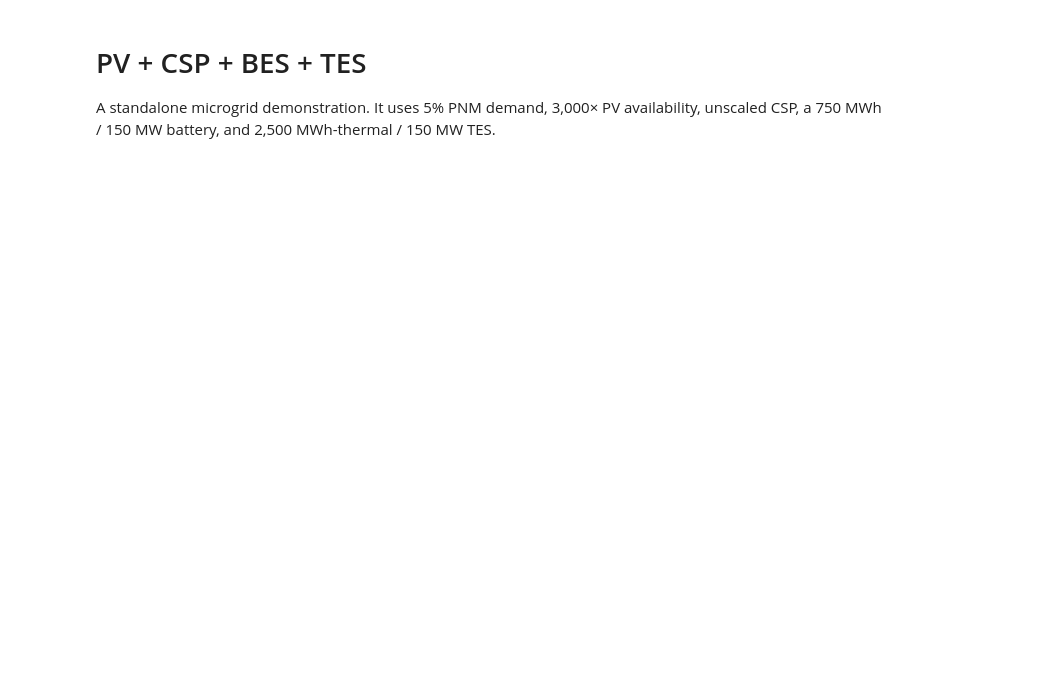
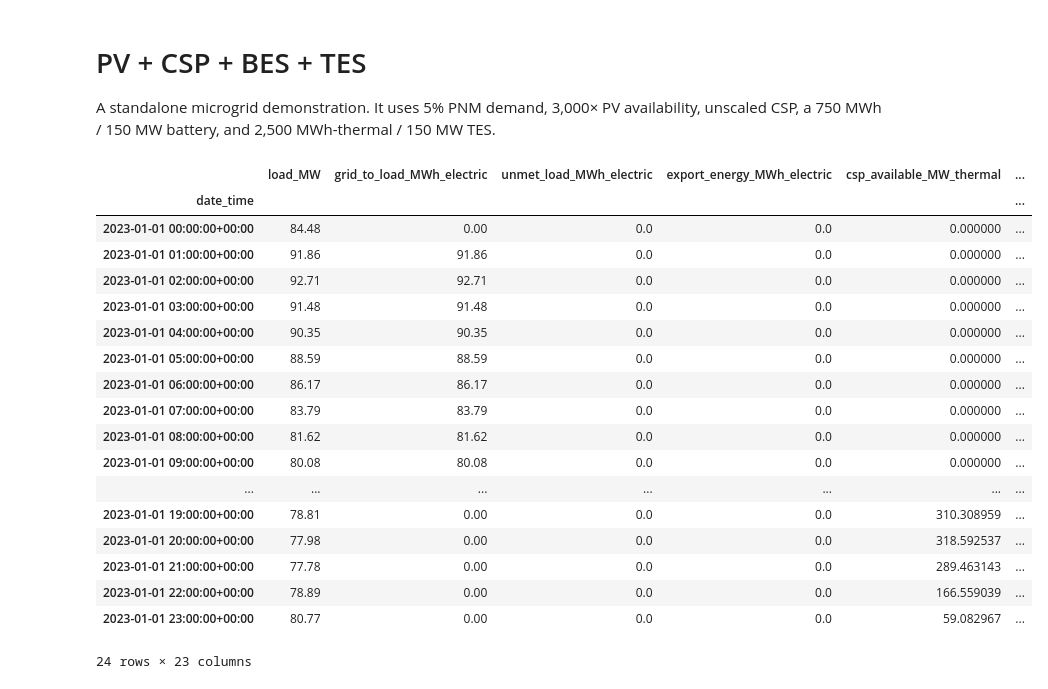
Before and after one commit to sandialabs/enliten, a Jupyter notebook: examples/pv_csp_bes_tes.ipynb, the cells around one changed output. Cells and saved outputs as stored; diff of their text form; code cells hidden in the pictures; blank space fills up the shorter version.

```diff
--- a/examples/pv_csp_bes_tes.ipynb
+++ b/examples/pv_csp_bes_tes.ipynb
@@ -15,33 +15,53 @@ if str(root) not in sys.path: sys.path.insert(0, str(root))
 from enliten import ChargingPath, Generation, LCOECalculator, Site, Storage, System
 data_dir = root / 'examples' / 'data'
 
 def profile(filename):
     frame = pd.read_csv(data_dir / filename)
     return pd.Series(frame['PNM'].to_numpy(float), index=pd.to_datetime(frame.iloc[:, 0], utc=True))
 
 demand_full = profile('PNM_demand.csv')
 pv_full = profile('PNM_pv_ac_1MW_av.csv')
 csp_full = profile('PNM_csp_th_av.csv')
 assert demand_full.index.equals(pv_full.index) and demand_full.index.equals(csp_full.index)
 
 def build_system(start, hours=24 * 14):
     window = demand_full.index.get_loc(pd.Timestamp(start, tz='UTC'))
     load = (demand_full.iloc[window:window + hours] * 0.05).rename('load_MW')
     pv_multiplier, bes_capacity_MWh, bes_power_MW = 3_000.0, 750.0, 150.0
     tes_capacity_MWh_th, tes_power_MW_e = 2_500.0, 150.0
     pv_capex = pv_full.max() * pv_multiplier * 1_000 * 1_430
     pv_opex = pv_full.max() * pv_multiplier * 1_000 * 24
     bes_capex = bes_capacity_MWh * 1_000 * 300
     csp_tes_capex = tes_power_MW_e * 1_000 * 7_912
     site = Site('microgrid')
     csp = Generation('csp', site, csp_full.iloc[window:window + hours], 'thermal', False, False, capex=csp_tes_capex, opex=tes_power_MW_e * 1_000 * 74.6)
     pv = Generation('pv', site, pv_full.iloc[window:window + hours] * pv_multiplier, 'electric', capex=pv_capex, opex=pv_opex)
     tes = Storage('tes', site, tes_capacity_MWh_th, tes_power_MW_e, 'thermal', 'electric', 0.50, maximum_stored_energy_rate_MW=300.0, variable_opex_USD_per_MWh=3.8)
     bes = Storage('bes', site, bes_capacity_MWh, bes_power_MW, 'electric', 'electric', 0.90, maximum_stored_energy_rate_MW=bes_power_MW, capex=bes_capex, opex=0.025 * bes_capex)
     paths = [ChargingPath('csp', 'tes', 'thermal', 'thermal', 0.90, 300.0 / 0.90), ChargingPath('pv', 'bes', 'electric', 'electric', 0.90, bes_power_MW / 0.90)]
     return System(load, [tes, csp, bes, pv], paths)
 
 system = build_system('2023-01-01')
-system.timeseries.head()
+system.timeseries.head(24)
+# %% [output]
+|  | load_MW | grid_to_load_MWh_electric | unmet_load_MWh_electric | export_energy_MWh_electric | csp_available_MW_thermal | ... |
+| date_time |  |  |  |  |  | ... |
+| 2023-01-01 00:00:00+00:00 | 84.48 | 0.00 | 0.0 | 0.0 | 0.000000 | ... |
+| 2023-01-01 01:00:00+00:00 | 91.86 | 91.86 | 0.0 | 0.0 | 0.000000 | ... |
+| 2023-01-01 02:00:00+00:00 | 92.71 | 92.71 | 0.0 | 0.0 | 0.000000 | ... |
+| 2023-01-01 03:00:00+00:00 | 91.48 | 91.48 | 0.0 | 0.0 | 0.000000 | ... |
+| 2023-01-01 04:00:00+00:00 | 90.35 | 90.35 | 0.0 | 0.0 | 0.000000 | ... |
+| 2023-01-01 05:00:00+00:00 | 88.59 | 88.59 | 0.0 | 0.0 | 0.000000 | ... |
+| 2023-01-01 06:00:00+00:00 | 86.17 | 86.17 | 0.0 | 0.0 | 0.000000 | ... |
+| 2023-01-01 07:00:00+00:00 | 83.79 | 83.79 | 0.0 | 0.0 | 0.000000 | ... |
+| 2023-01-01 08:00:00+00:00 | 81.62 | 81.62 | 0.0 | 0.0 | 0.000000 | ... |
+| 2023-01-01 09:00:00+00:00 | 80.08 | 80.08 | 0.0 | 0.0 | 0.000000 | ... |
+| ... | ... | ... | ... | ... | ... | ... |
+| 2023-01-01 19:00:00+00:00 | 78.81 | 0.00 | 0.0 | 0.0 | 310.308959 | ... |
+| 2023-01-01 20:00:00+00:00 | 77.98 | 0.00 | 0.0 | 0.0 | 318.592537 | ... |
+| 2023-01-01 21:00:00+00:00 | 77.78 | 0.00 | 0.0 | 0.0 | 289.463143 | ... |
+| 2023-01-01 22:00:00+00:00 | 78.89 | 0.00 | 0.0 | 0.0 | 166.559039 | ... |
+| 2023-01-01 23:00:00+00:00 | 80.77 | 0.00 | 0.0 | 0.0 | 59.082967 | ... |
+24 rows × 23 columns
 # %%
 system.operation_metrics()
```
Also changed, not shown: parts of 7 cells of this notebook, 3 other files.
